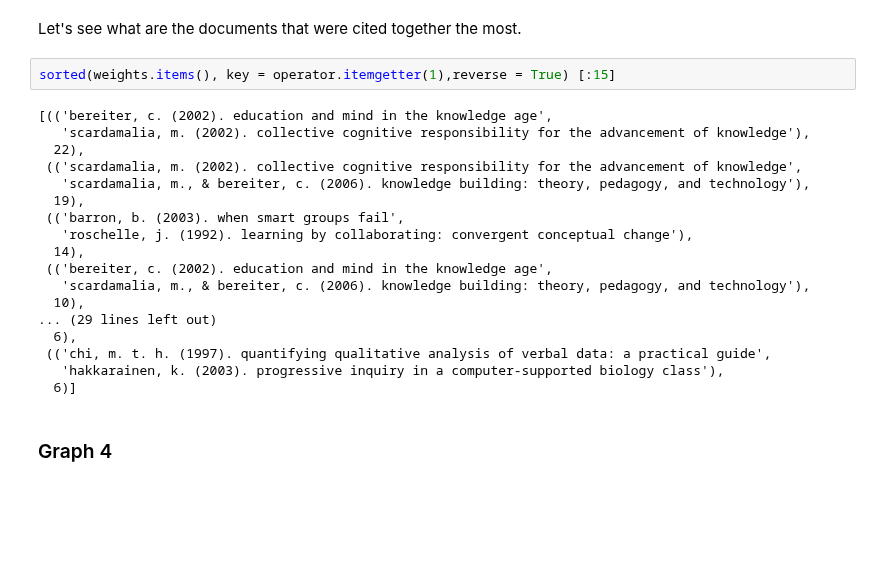
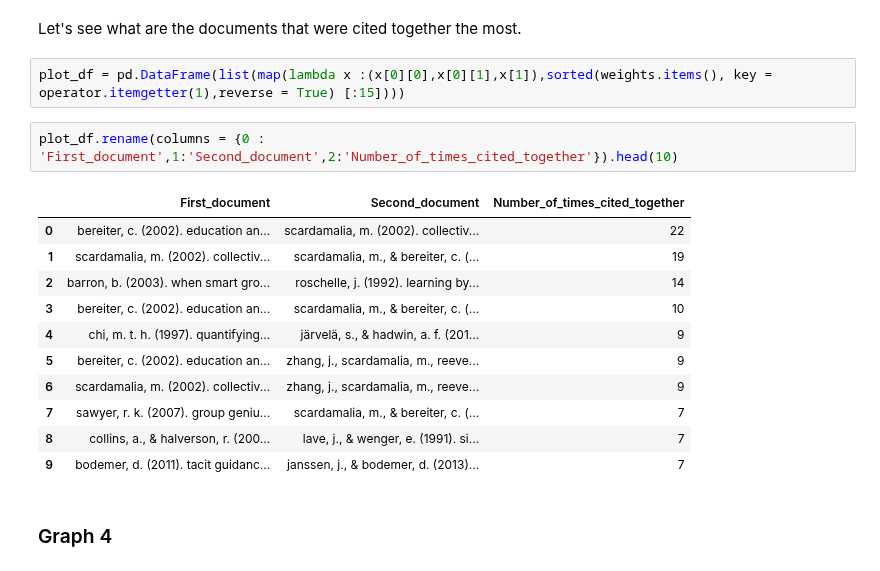
Before and after one commit to nourabassi/semester-project, a Jupyter notebook: Co_citations.ipynb, the cells around one changed output. Drawn from its saved outputs; the diff is of its cells as text; blank space fills up the shorter version.

```diff
--- a/Co_citations.ipynb
+++ b/Co_citations.ipynb
@@ -743,25 +791,21 @@ clusters_df
 # %% [markdown]
 Let's see what are the documents that were cited together the most.
 # %%
-sorted(weights.items(), key = operator.itemgetter(1),reverse = True) [:15]
+plot_df = pd.DataFrame(list(map(lambda x :(x[0][0],x[0][1],x[1]),sorted(weights.items(), key = operator.itemgetter(1),reverse = True) [:15])))
-# %% [output]
-[(('bereiter, c. (2002). education and mind in the knowledge age',
-   'scardamalia, m. (2002). collective cognitive responsibility for the advancement of knowledge'),
-  22),
- (('scardamalia, m. (2002). collective cognitive responsibility for the advancement of knowledge',
-   'scardamalia, m., & bereiter, c. (2006). knowledge building: theory, pedagogy, and technology'),
-  19),
- (('barron, b. (2003). when smart groups fail',
-   'roschelle, j. (1992). learning by collaborating: convergent conceptual change'),
-  14),
- (('bereiter, c. (2002). education and mind in the knowledge age',
-   'scardamalia, m., & bereiter, c. (2006). knowledge building: theory, pedagogy, and technology'),
-  10),
-... (29 lines left out)
-  6),
- (('chi, m. t. h. (1997). quantifying qualitative analysis of verbal data: a practical guide',
-   'hakkarainen, k. (2003). progressive inquiry in a computer-supported biology class'),
-  6)]
+# %%
+plot_df.rename(columns = {0 : 'First_document',1:'Second_document',2:'Number_of_times_cited_together'}).head(10)
+# %% [output]
+|  | First_document | Second_document | Number_of_times_cited_together |
+| 0 | bereiter, c. (2002). education an... | scardamalia, m. (2002). collectiv... | 22 |
+| 1 | scardamalia, m. (2002). collectiv... | scardamalia, m., & bereiter, c. (... | 19 |
+| 2 | barron, b. (2003). when smart gro... | roschelle, j. (1992). learning by... | 14 |
+| 3 | bereiter, c. (2002). education an... | scardamalia, m., & bereiter, c. (... | 10 |
+| 4 | chi, m. t. h. (1997). quantifying... | järvelä, s., & hadwin, a. f. (201... | 9 |
+| 5 | bereiter, c. (2002). education an... | zhang, j., scardamalia, m., reeve... | 9 |
+| 6 | scardamalia, m. (2002). collectiv... | zhang, j., scardamalia, m., reeve... | 9 |
+| 7 | sawyer, r. k. (2007). group geniu... | scardamalia, m., & bereiter, c. (... | 7 |
+| 8 | collins, a., & halverson, r. (200... | lave, j., & wenger, e. (1991). si... | 7 |
+| 9 | bodemer, d. (2011). tacit guidanc... | janssen, j., & bodemer, d. (2013)... | 7 |
 # %% [markdown]
 ### Graph 4
 # %%
```
Also changed, not shown: parts of 15 cells of this notebook, 39 other files.
